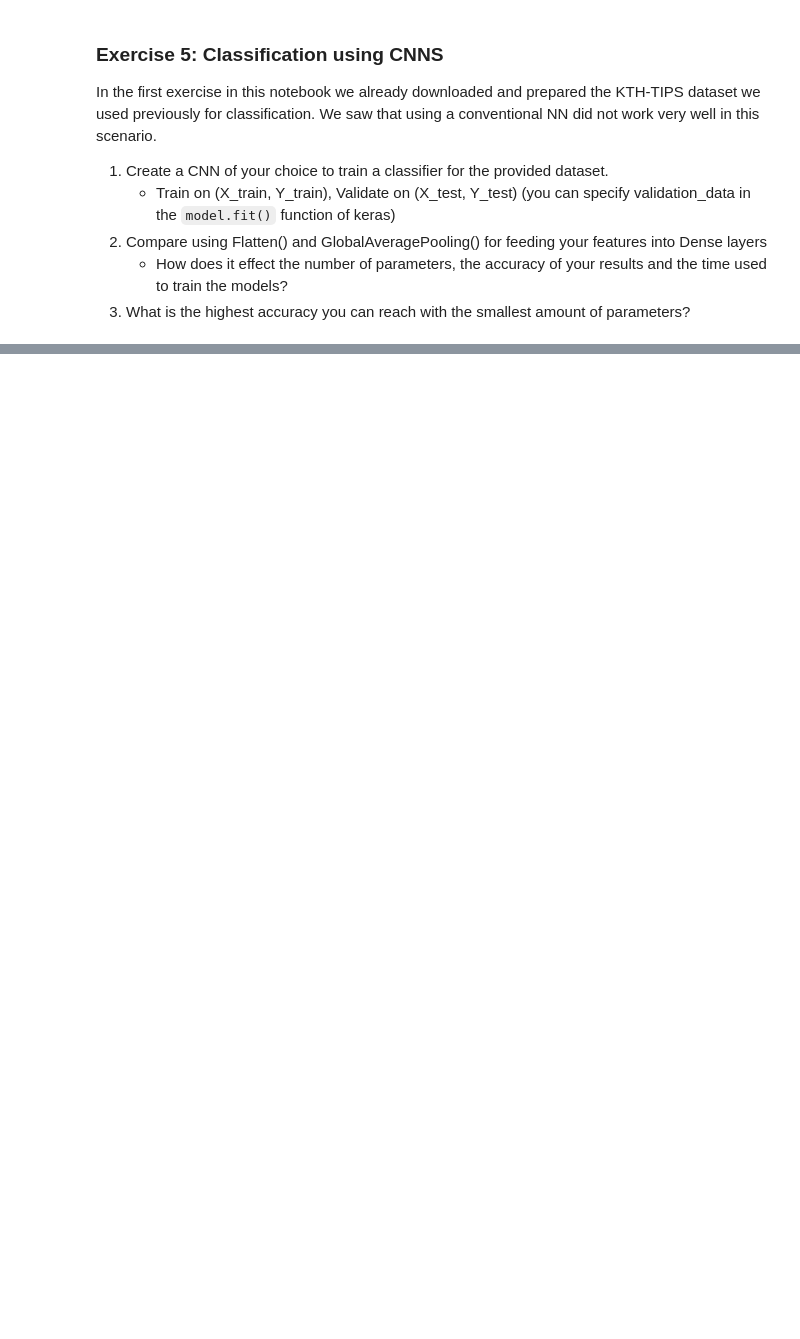
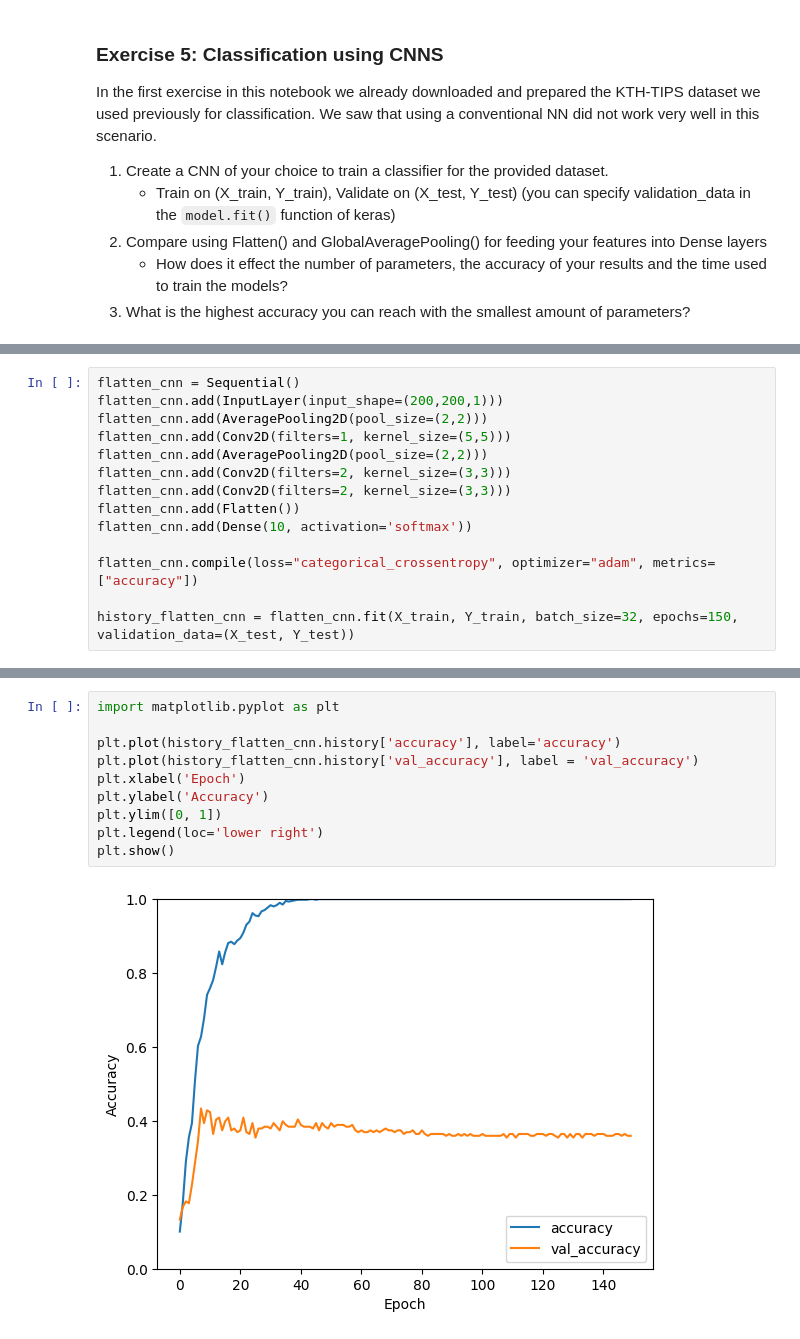
Before and after one commit to CengoleFHV/computer-vision-course, a Jupyter notebook: Computer-Vision-CNNs-Exercises_aycen.ipynb, the cells around one changed output, grey strips where cells are left out. Saved outputs shown, nothing was run; the diff lists cells and outputs as text; blank space fills up the shorter version.

```diff
--- a/Computer-Vision-CNNs-Exercises_aycen.ipynb
+++ b/Computer-Vision-CNNs-Exercises_aycen.ipynb
@@ -160,0 +426,14 @@ did not work very well in this scenario.
+# %%
+flatten_cnn = Sequential()
+flatten_cnn.add(InputLayer(input_shape=(200,200,1)))
+flatten_cnn.add(AveragePooling2D(pool_size=(2,2)))
+flatten_cnn.add(Conv2D(filters=1, kernel_size=(5,5)))
+flatten_cnn.add(AveragePooling2D(pool_size=(2,2)))
+flatten_cnn.add(Conv2D(filters=2, kernel_size=(3,3)))
+flatten_cnn.add(Conv2D(filters=2, kernel_size=(3,3)))
+flatten_cnn.add(Flatten())
+flatten_cnn.add(Dense(10, activation='softmax'))
+
+flatten_cnn.compile(loss="categorical_crossentropy", optimizer="adam", metrics=["accuracy"])
+
+history_flatten_cnn = flatten_cnn.fit(X_train, Y_train, batch_size=32, epochs=150, validation_data=(X_test, Y_test))
@@ -160,0 +459,12 @@ did not work very well in this scenario.
+# %%
+import matplotlib.pyplot as plt
+
+plt.plot(history_flatten_cnn.history['accuracy'], label='accuracy')
+plt.plot(history_flatten_cnn.history['val_accuracy'], label = 'val_accuracy')
+plt.xlabel('Epoch')
+plt.ylabel('Accuracy')
+plt.ylim([0, 1])
+plt.legend(loc='lower right')
+plt.show()
+# %% [output]
+[figure, added]
```
Also changed, not shown: parts of 22 cells of this notebook.
